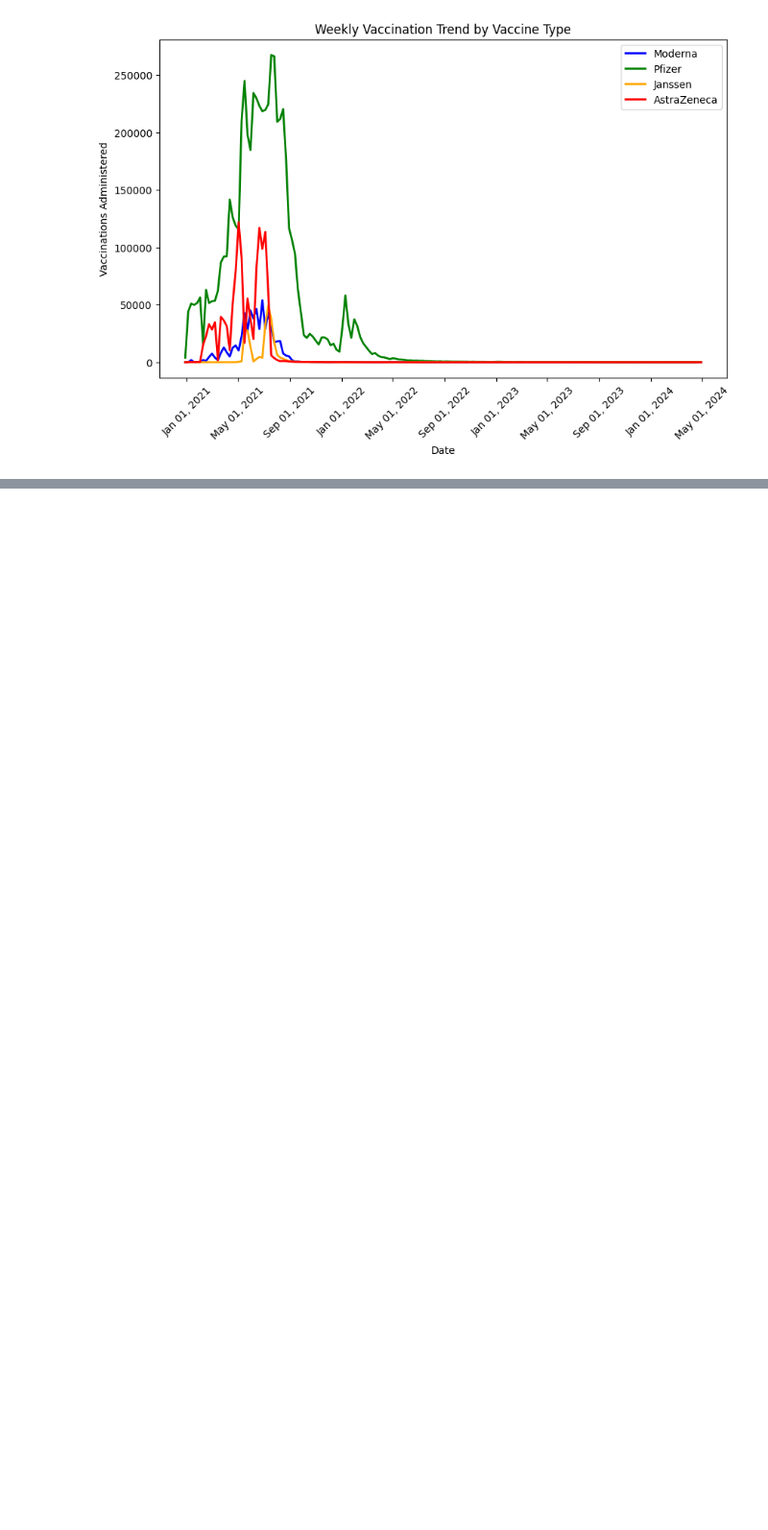
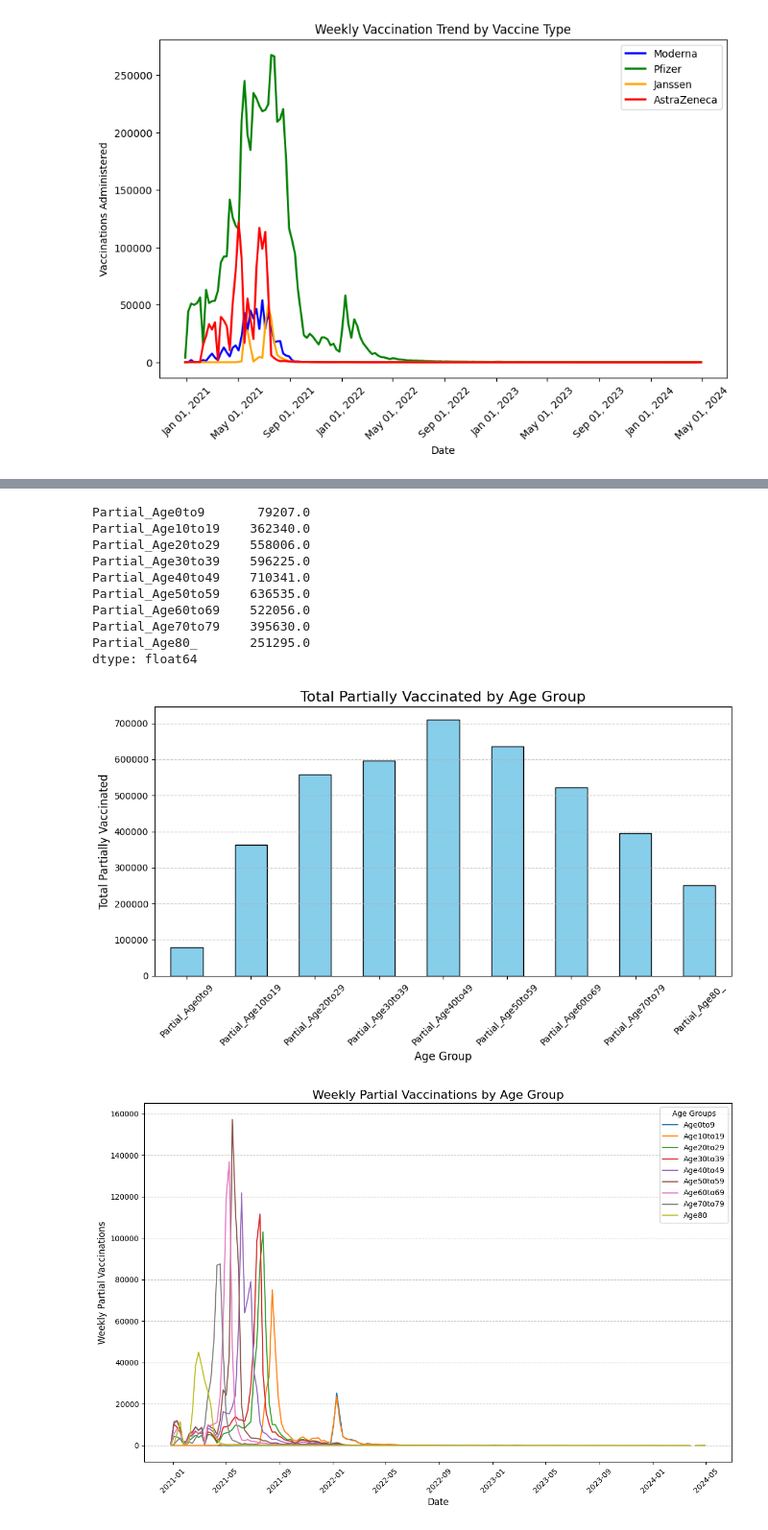
Before and after one commit to jakedaly97/PFDA, a Jupyter notebook: project/bigproject.ipynb, the cells around one changed output, grey strips where cells are left out. Shown at 96% size. Cells and saved outputs as stored; diff of their text form; code cells hidden in the pictures; blank space fills up the shorter version.

```diff
--- a/project/bigproject.ipynb
+++ b/project/bigproject.ipynb
@@ -194,0 +155,53 @@ plt.show()
+# %%
+import matplotlib.pyplot as plt
+import matplotlib.dates as mdates
+
+# Define the partial vaccination columns
+partial_vaccinated_columns = [
+    'Partial_Age0to9', 'Partial_Age10to19', 'Partial_Age20to29',
+    'Partial_Age30to39', 'Partial_Age40to49', 'Partial_Age50to59',
+    'Partial_Age60to69', 'Partial_Age70to79', 'Partial_Age80_'
+]
+
+# 1. Total partial vaccinations by age group
+total_partial_vaccinated_by_age = df[partial_vaccinated_columns].sum()
+
+print(total_partial_vaccinated_by_age)
+
+# Plot total partial vaccinations by age group (Bar Chart)
+plt.figure(figsize=(10, 6))
+total_partial_vaccinated_by_age.plot(kind='bar', color='skyblue', edgecolor='black')
+plt.title('Total Partially Vaccinated by Age Group', fontsize=16)
+plt.xlabel('Age Group', fontsize=12)
+plt.ylabel('Total Partially Vaccinated', fontsize=12)
+plt.xticks(rotation=45)
+plt.grid(axis='y', linestyle='--', alpha=0.7)
+plt.tight_layout()
+plt.show()
+
+# 2. Trends over time for partial vaccinations by age group (Line Chart)
+plt.figure(figsize=(12, 8))
+for column in partial_vaccinated_columns:  # <- Add missing colon here
+    plt.plot(df['Date'], df[column], label=column.split('_')[1])
+
+plt.title('Weekly Partial Vaccinations by Age Group', fontsize=16)  # Corrected title
+plt.xlabel('Date', fontsize=12)
+plt.ylabel('Weekly Partial Vaccinations', fontsize=12)  # Corrected ylabel
+plt.legend(title="Age Groups")
+plt.xticks(rotation=45)
+plt.grid(axis='y', linestyle='--', alpha=0.7)
+plt.tight_layout()
+plt.show()
+# %% [output]
+Partial_Age0to9       79207.0
+Partial_Age10to19    362340.0
+Partial_Age20to29    558006.0
+Partial_Age30to39    596225.0
+Partial_Age40to49    710341.0
+Partial_Age50to59    636535.0
+Partial_Age60to69    522056.0
+Partial_Age70to79    395630.0
+Partial_Age80_       251295.0
+dtype: float64
+[figure, added]
+[figure, added]
```
Also changed, not shown: parts of 4 cells of this notebook.
